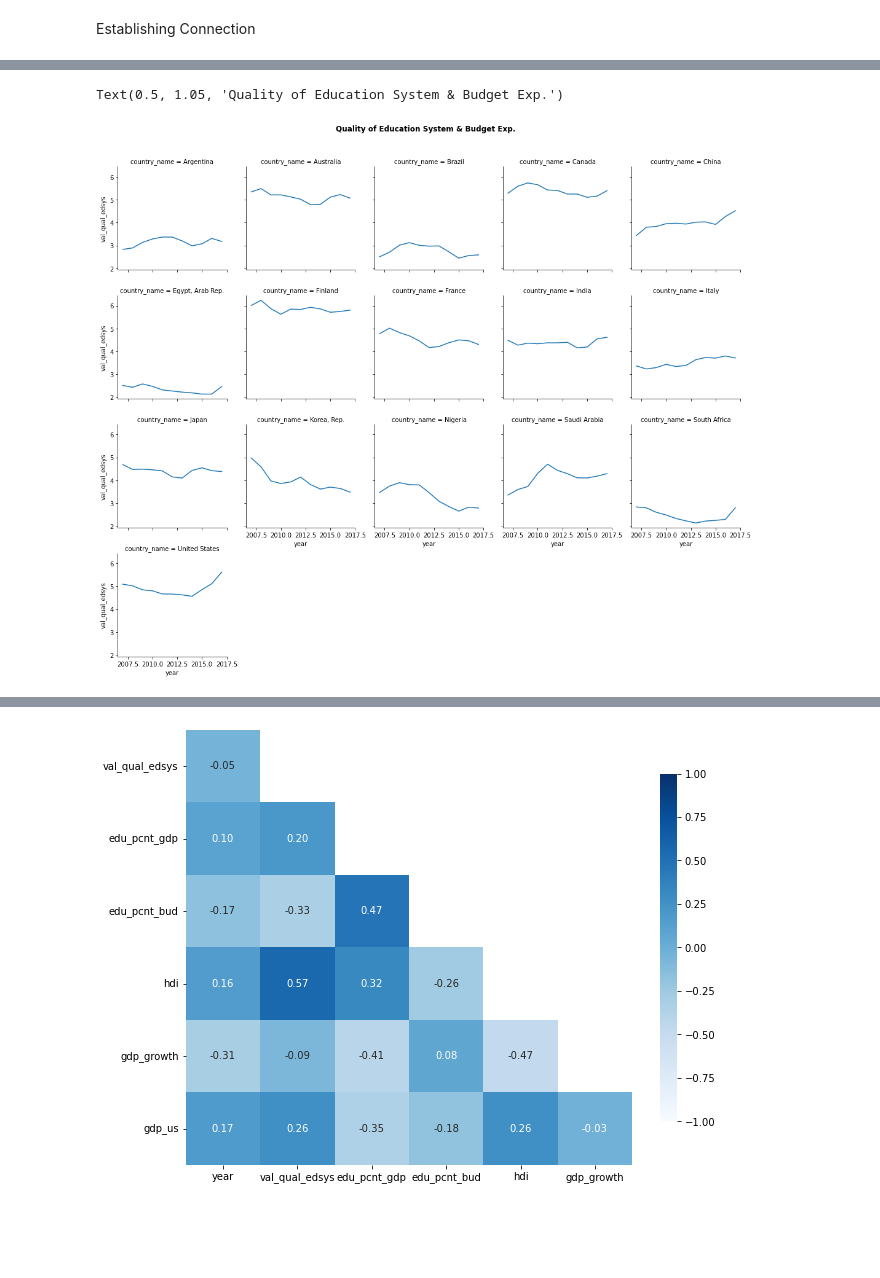
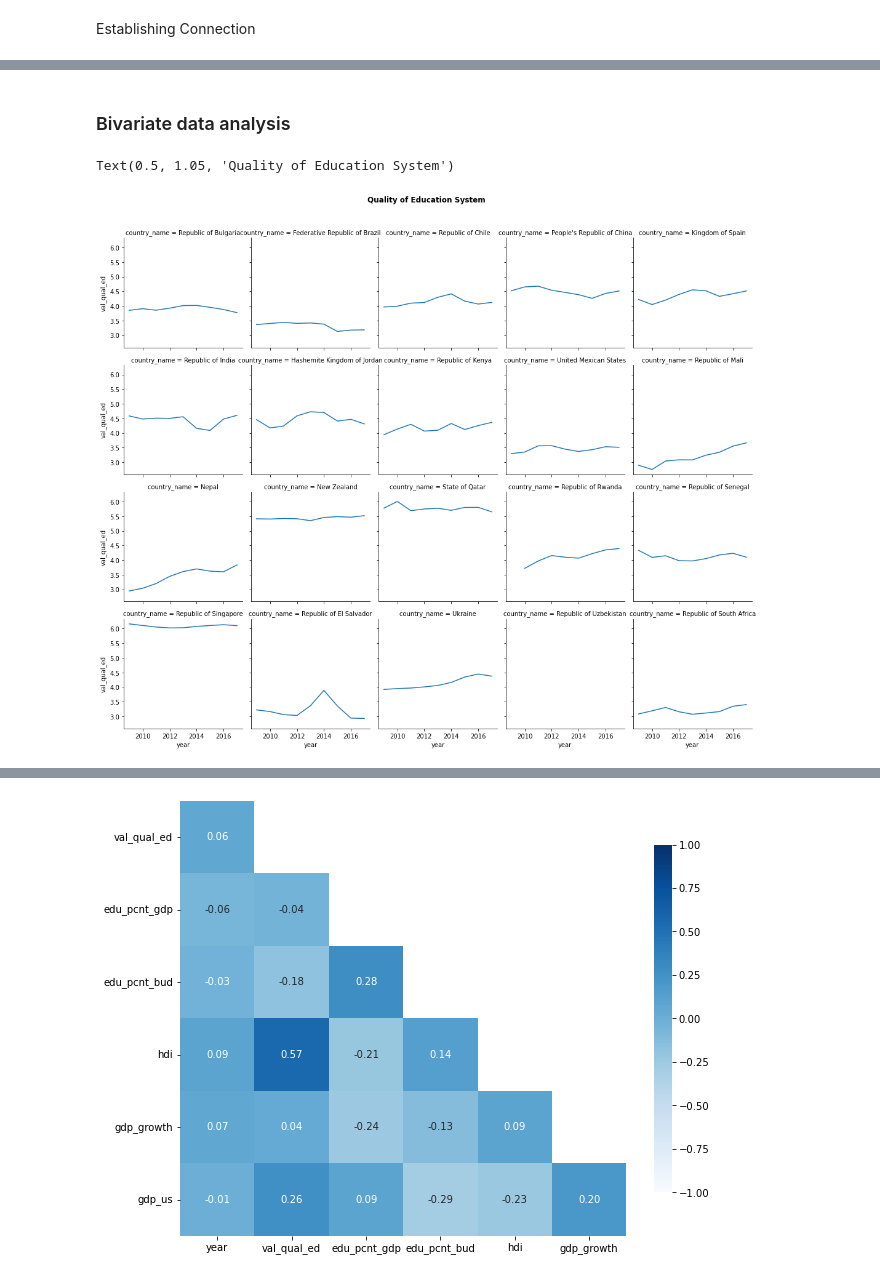
Before and after one commit to IShaalan/BAIT580A---Project-Repo, a Jupyter notebook: analysis.ipynb, the cells around one changed output, grey strips where cells are left out. Drawn from its saved outputs; the diff is of its cells as text; code cells hidden in the pictures; blank space fills up the shorter version.

Commit message:
Loading  selected countries data and initial viz

```diff
--- a/analysis.ipynb
+++ b/analysis.ipynb
@@ -90,0 +56,10 @@ GridSpec(6, 6)
+# %%
+query = f'''SELECT ct.country_name, ei.country_code, ei.year, ei.val_qual_ed, hc.edu_pcnt_bud, hc.edu_pcnt_gdp, hc.hdi, hc.gdp_us, hc.gdp_growth,income_grp, region
+FROM edx.education_indicators AS ei INNER JOIN edx.human_capital AS hc ON ei.year = hc.year AND ei.country_code = hc.country_code
+	INNER JOIN edx.country AS ct ON ct.country_code = ei.country_code
+WHERE ei.year BETWEEN 2009 AND 2018 AND ct.country_code in ({selected_countries_str})
+ORDER BY ei.year DESC, ei.country_code'''
+
+cur.execute(query= query)
+edu_indicators = pd.DataFrame(cur.fetchall())
+edu_indicators.columns = ['country_name', 'country_code' ,'year', 'val_qual_ed','edu_pcnt_gdp', 'edu_pcnt_bud','hdi','gdp_growth','gdp_us','income_grp','region']
@@ -91,13 +171,15 @@ GridSpec(6, 6)
+# %% [markdown]
+### Bivariate data analysis
 # %%
 import seaborn as sns
-g = sns.FacetGrid(edu_indicators_selected, col='country_name', palette='Set1', col_wrap=5)
-g.map_dataframe(sns.lineplot,'year', 'val_qual_edsys')
-g.fig.suptitle('Quality of Education System & Budget Exp.', y=1.05, fontweight='bold')
+g = sns.FacetGrid(edu_indicators, col='country_name', palette='Set1', col_wrap=5)
+g.map_dataframe(sns.lineplot,'year', 'val_qual_ed')
+g.fig.suptitle('Quality of Education System', y=1.05, fontweight='bold')
 # %% [output]
-Text(0.5, 1.05, 'Quality of Education System & Budget Exp.')
+Text(0.5, 1.05, 'Quality of Education System')
-[figure, old version]
+[figure, new version]
 # %%
-df_corr = edu_indicators_selected.corr()
+df_corr = edu_indicators.corr()
 
 fig, ax = plt.subplots(figsize=(10, 8))
 # mask
@@ -117 +199 @@ Deprecated in NumPy 1.20; for more details and guidance: https://numpy.org/devdo
-[figure, old version]
+[figure, new version]
```
Also changed, not shown: parts of 28 cells of this notebook, 2 other files.
